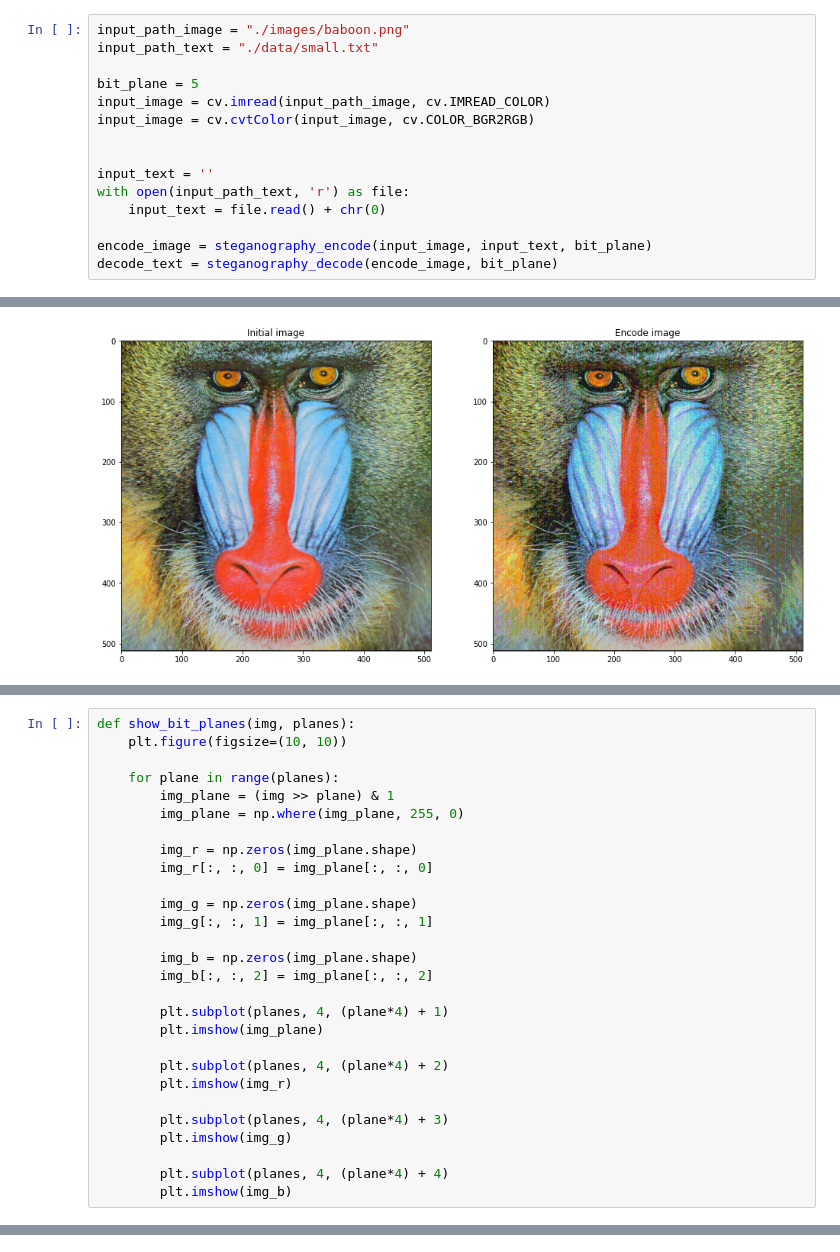
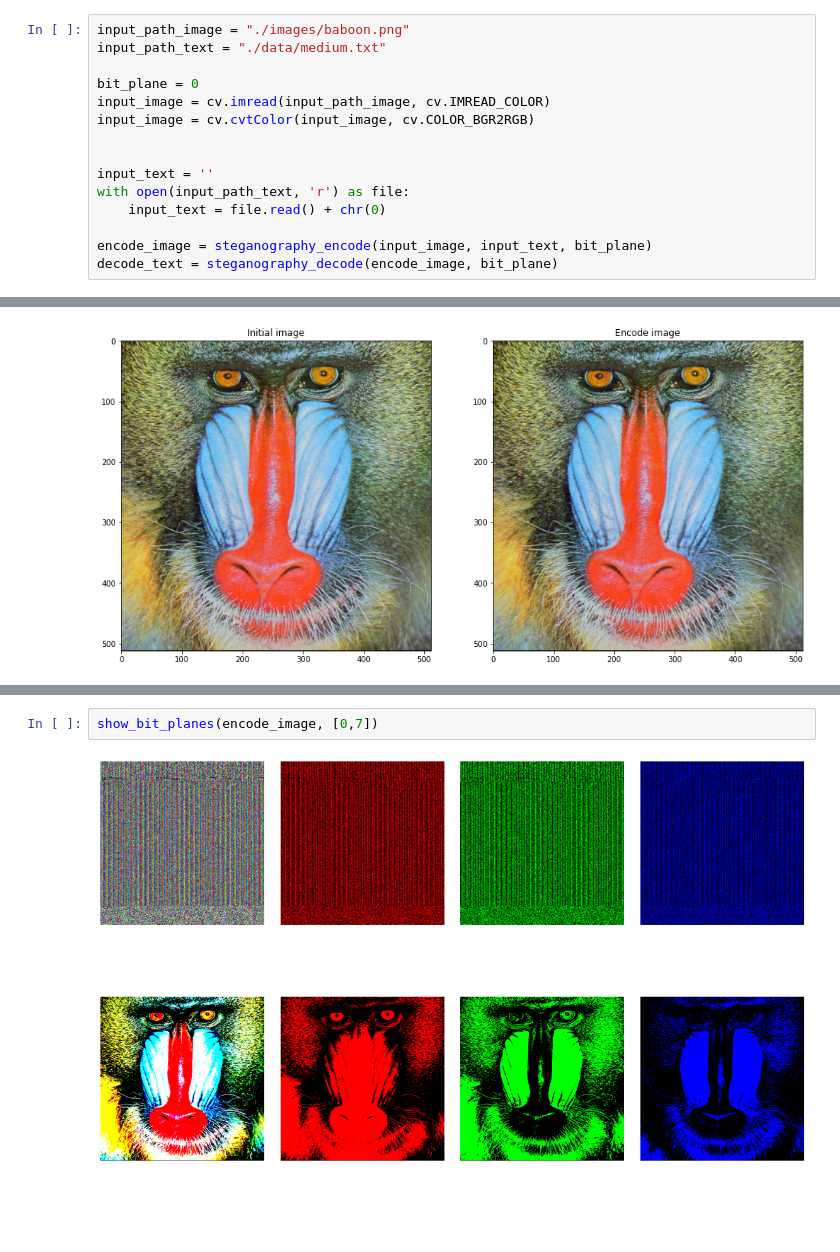
Before and after one commit to maldonadoq/image-processing, a Jupyter notebook: exercise/ex1/steganography.ipynb, the cells around one changed output, grey strips where cells are left out. Cells and saved outputs as stored; diff of their text form; blank space fills up the shorter version.

Commit message:
steganografy images

```diff
--- a/exercise/ex1/steganography.ipynb
+++ b/exercise/ex1/steganography.ipynb
@@ -57,9 +103,9 @@ def steganography_decode(input_image, bit_plane):
 ##### Test
 # %%
 input_path_image = "./images/baboon.png"
-input_path_text = "./data/small.txt"
+input_path_text = "./data/medium.txt"
 
-bit_plane = 5
+bit_plane = 0
 input_image = cv.imread(input_path_image, cv.IMREAD_COLOR)
 input_image = cv.cvtColor(input_image, cv.COLOR_BGR2RGB)
 
@@ -91,28 +134,0 @@ Text(0.5, 1.0, 'Encode image')
-# %%
-def show_bit_planes(img, planes):
-    plt.figure(figsize=(10, 10))
-
-    for plane in range(planes):
-        img_plane = (img >> plane) & 1
-        img_plane = np.where(img_plane, 255, 0)
-
-        img_r = np.zeros(img_plane.shape)
-        img_r[:, :, 0] = img_plane[:, :, 0]
-
-        img_g = np.zeros(img_plane.shape)
-        img_g[:, :, 1] = img_plane[:, :, 1]
-
-        img_b = np.zeros(img_plane.shape)
-        img_b[:, :, 2] = img_plane[:, :, 2]
-
-        plt.subplot(planes, 4, (plane*4) + 1)
-        plt.imshow(img_plane)
-
-        plt.subplot(planes, 4, (plane*4) + 2)
-        plt.imshow(img_r)
-
-        plt.subplot(planes, 4, (plane*4) + 3)
-        plt.imshow(img_g)
-
-        plt.subplot(planes, 4, (plane*4) + 4)
-        plt.imshow(img_b)
@@ -139,0 +135,4 @@ Clipping input data to the valid range for imshow with RGB data ([0..1] for floa
+# %%
+show_bit_planes(encode_image, [0,7])
+# %% [output]
+[figure, added]
```
Also changed, not shown: parts of 5 cells of this notebook, 6 other files.
